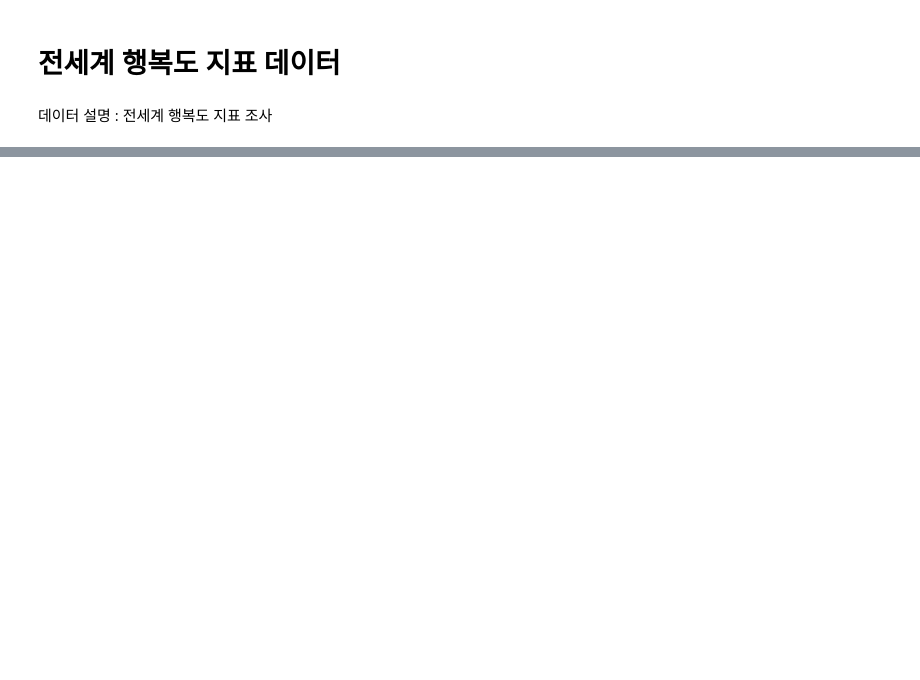
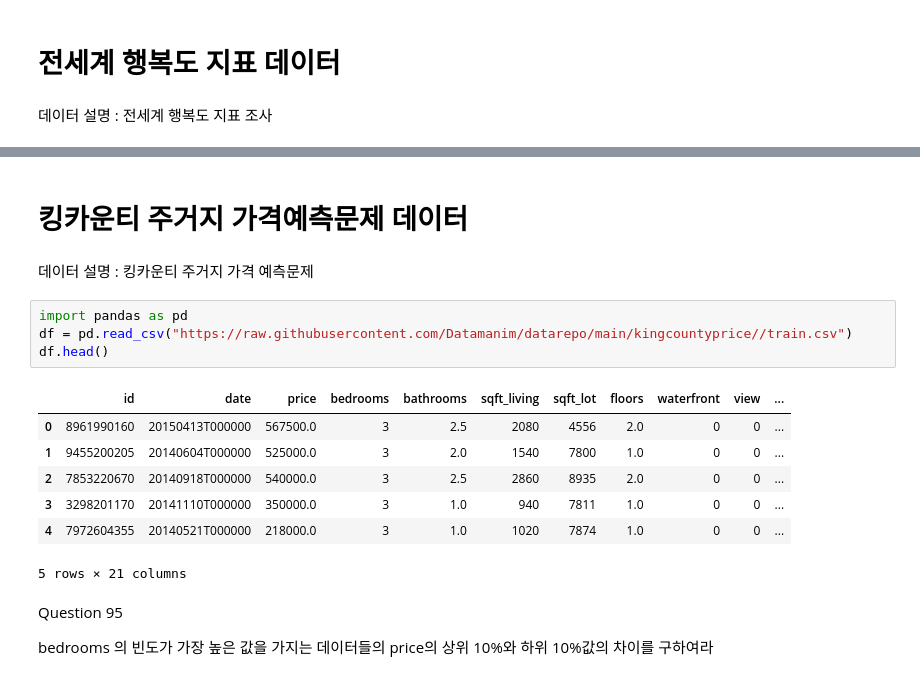
Before and after one commit to chaemj97/Data-Analysis, a Jupyter notebook: 빅데이터분석기사_실기/작업1유형/연습문제.ipynb, the cells around one changed output, grey strips where cells are left out. Saved outputs shown, nothing was run; the diff lists cells and outputs as text; blank space fills up the shorter version.

```diff
--- a/빅데이터분석기사_실기/작업1유형/연습문제.ipynb
+++ b/빅데이터분석기사_실기/작업1유형/연습문제.ipynb
@@ -764,0 +1765,20 @@ Question 40
+# %% [markdown]
+# 킹카운티 주거지 가격예측문제 데이터
+# %% [markdown]
+데이터 설명 : 킹카운티 주거지 가격 예측문제
+# %%
+import pandas as pd
+df = pd.read_csv("https://raw.githubusercontent.com/Datamanim/datarepo/main/kingcountyprice//train.csv")
+df.head()
+# %% [output]
+|  | id | date | price | bedrooms | bathrooms | sqft_living | sqft_lot | floors | waterfront | view | ... |
+| 0 | 8961990160 | 20150413T000000 | 567500.0 | 3 | 2.5 | 2080 | 4556 | 2.0 | 0 | 0 | ... |
+| 1 | 9455200205 | 20140604T000000 | 525000.0 | 3 | 2.0 | 1540 | 7800 | 1.0 | 0 | 0 | ... |
+| 2 | 7853220670 | 20140918T000000 | 540000.0 | 3 | 2.5 | 2860 | 8935 | 2.0 | 0 | 0 | ... |
+| 3 | 3298201170 | 20141110T000000 | 350000.0 | 3 | 1.0 | 940 | 7811 | 1.0 | 0 | 0 | ... |
+| 4 | 7972604355 | 20140521T000000 | 218000.0 | 3 | 1.0 | 1020 | 7874 | 1.0 | 0 | 0 | ... |
+5 rows × 21 columns
+# %% [markdown]
+Question 95
+
+bedrooms 의 빈도가 가장 높은 값을 가지는 데이터들의 price의 상위 10%와 하위 10%값의 차이를 구하여라
```
Also changed, not shown: parts of 214 cells of this notebook, 1 other file.
